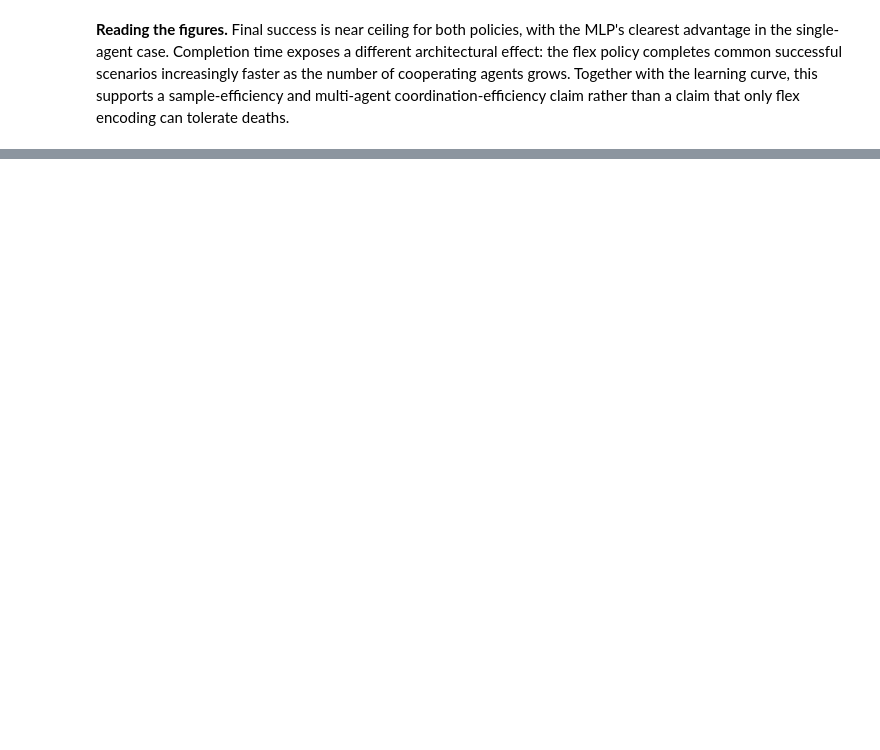
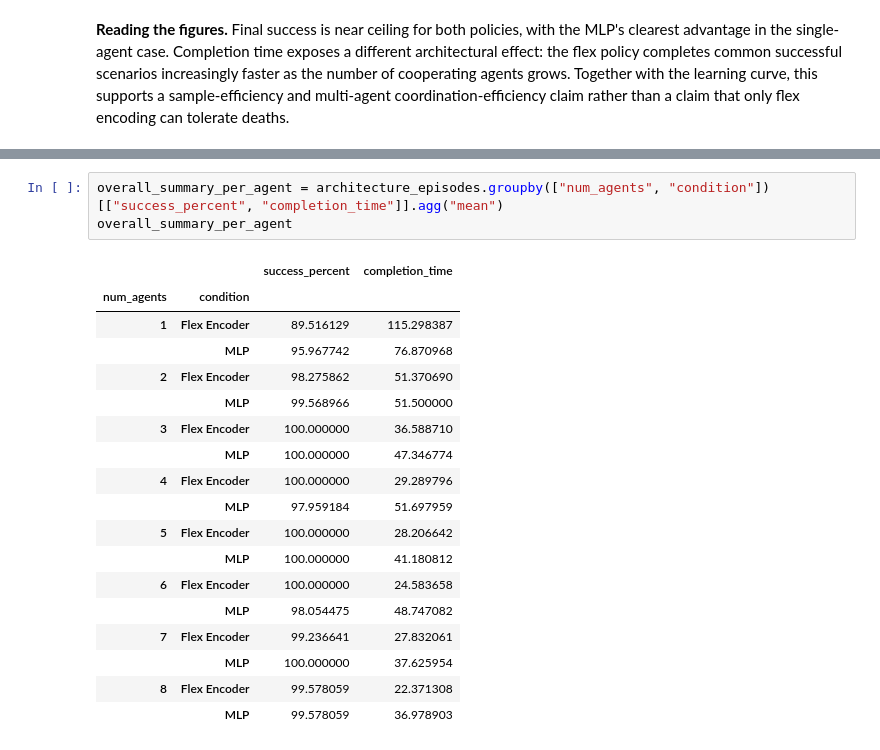
Before and after one commit to Project-GrADyS/data_harvesting, a Jupyter notebook: projects/data-harvesting/analysis/lafusion_2026.ipynb, the cells around one changed output, grey strips where cells are left out. Drawn from its saved outputs; the diff is of its cells as text; blank space fills up the shorter version.

```diff
--- a/projects/data-harvesting/analysis/lafusion_2026.ipynb
+++ b/projects/data-harvesting/analysis/lafusion_2026.ipynb
@@ -282,0 +375,22 @@ Before freezing the paper, record the repository commit, MLflow run IDs, evaluat
+# %%
+overall_summary_per_agent = architecture_episodes.groupby(["num_agents", "condition"])[["success_percent", "completion_time"]].agg("mean")
+overall_summary_per_agent
+# %% [output]
+|  |  | success_percent | completion_time |
+| num_agents | condition |  |  |
+| 1 | Flex Encoder | 89.516129 | 115.298387 |
+|  | MLP | 95.967742 | 76.870968 |
+| 2 | Flex Encoder | 98.275862 | 51.370690 |
+|  | MLP | 99.568966 | 51.500000 |
+| 3 | Flex Encoder | 100.000000 | 36.588710 |
+|  | MLP | 100.000000 | 47.346774 |
+| 4 | Flex Encoder | 100.000000 | 29.289796 |
+|  | MLP | 97.959184 | 51.697959 |
+| 5 | Flex Encoder | 100.000000 | 28.206642 |
+|  | MLP | 100.000000 | 41.180812 |
+| 6 | Flex Encoder | 100.000000 | 24.583658 |
+|  | MLP | 98.054475 | 48.747082 |
+| 7 | Flex Encoder | 99.236641 | 27.832061 |
+|  | MLP | 100.000000 | 37.625954 |
+| 8 | Flex Encoder | 99.578059 | 22.371308 |
+|  | MLP | 99.578059 | 36.978903 |
```
Also changed, not shown: parts of 15 cells of this notebook.
